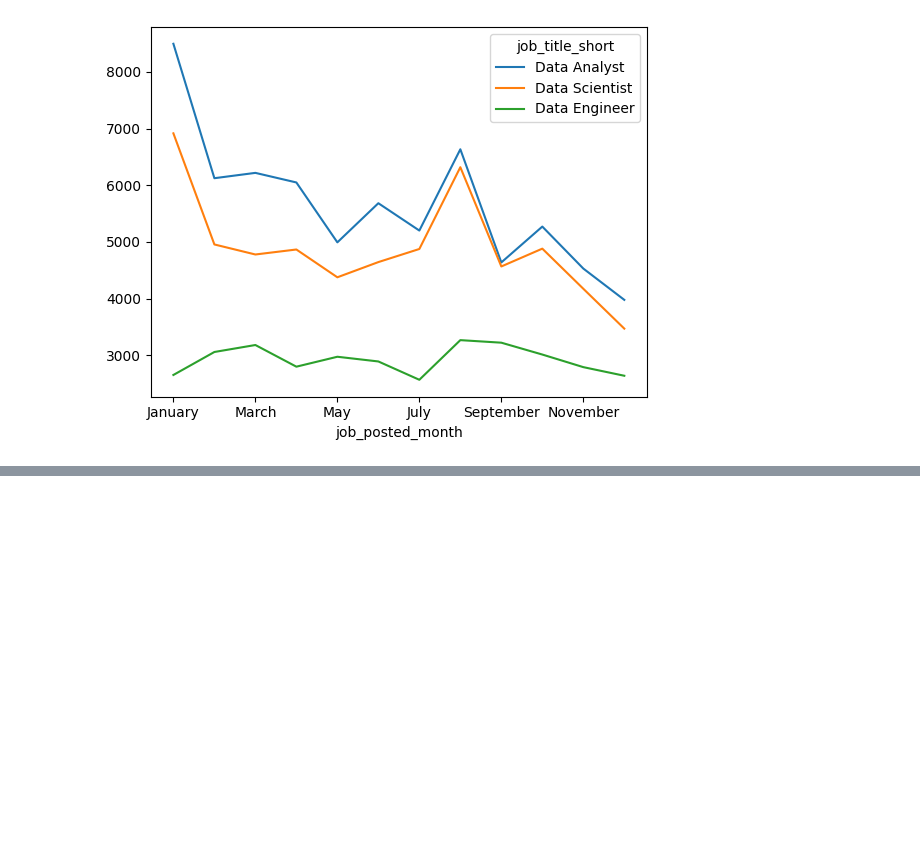
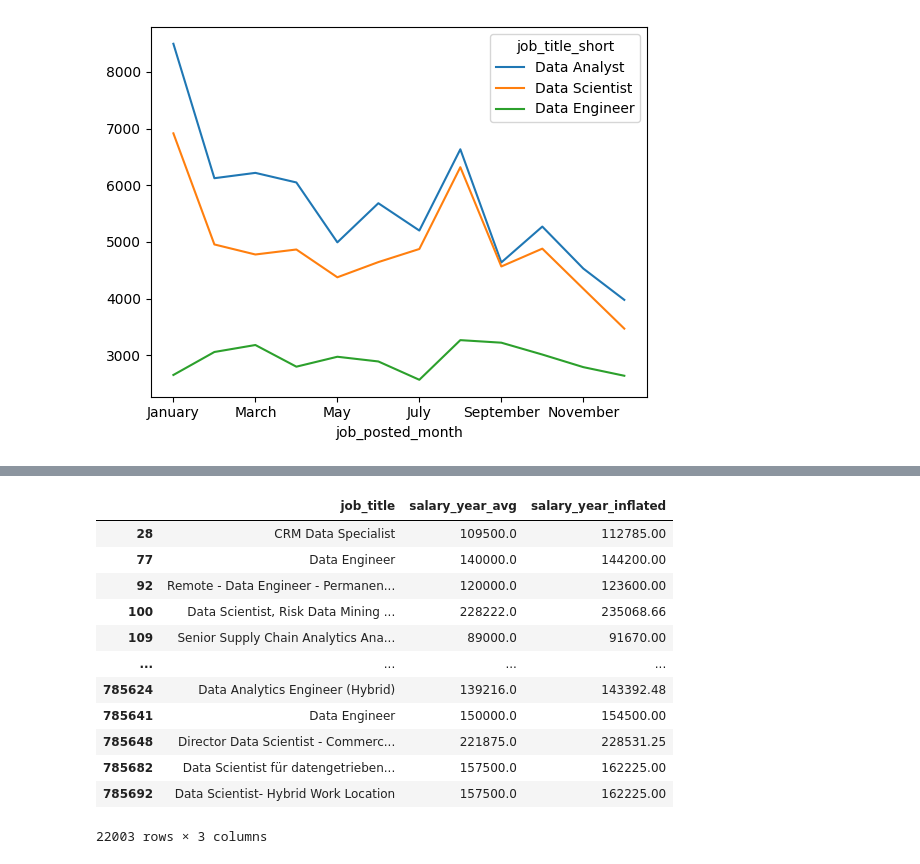
Before and after one commit to GongSeason/Python-for-Data-science-study, a Jupyter notebook: Pandas_practice.ipynb, the cells around one changed output, grey strips where cells are left out. Saved outputs shown, nothing was run; the diff lists cells and outputs as text; code cells hidden in the pictures; blank space fills up the shorter version.

```diff
--- a/Pandas_practice.ipynb
+++ b/Pandas_practice.ipynb
@@ -508,0 +514,3 @@ df_US_pivot.plot(kind='line')
+# %%
+df = pd.read_csv('data_jobs.csv')
+df.head(3)
@@ -508,0 +524,2 @@ df_US_pivot.plot(kind='line')
+# %%
+df['job_posted_date'] = pd.to_datetime(df['job_posted_date'])
@@ -508,0 +541,8 @@ df_US_pivot.plot(kind='line')
+# %%
+df_salary = df[pd.notna(df['salary_year_avg'])].copy()
+# %%
+def projected_salary(salary):
+    return salary * 1.03
+
+df_salary['salary_year_inflated']=df_salary['salary_year_avg'].apply(projected_salary)
+df_salary[['salary_year_avg','salary_year_inflated']]
@@ -508,0 +608,24 @@ df_US_pivot.plot(kind='line')
+# %%
+def projected_salary(row):
+    if 'Senior' in row['job_title_short']:
+        return 1.05 * row['salary_year_avg']
+    else:
+        return 1.03 * row['salary_year_avg']
+
+df_salary['salary_year_inflated'] = df_salary.apply(projected_salary,axis=1)
+
+df_salary[['job_title','salary_year_avg','salary_year_inflated']]
+# %% [output]
+|  | job_title | salary_year_avg | salary_year_inflated |
+| 28 | CRM Data Specialist | 109500.0 | 112785.00 |
+| 77 | Data Engineer | 140000.0 | 144200.00 |
+| 92 | Remote - Data Engineer - Permanen... | 120000.0 | 123600.00 |
+| 100 | Data Scientist, Risk Data Mining ... | 228222.0 | 235068.66 |
+| 109 | Senior Supply Chain Analytics Ana... | 89000.0 | 91670.00 |
+| ... | ... | ... | ... |
+| 785624 | Data Analytics Engineer (Hybrid) | 139216.0 | 143392.48 |
+| 785641 | Data Engineer | 150000.0 | 154500.00 |
+| 785648 | Director Data Scientist - Commerc... | 221875.0 | 228531.25 |
+| 785682 | Data Scientist für datengetrieben... | 157500.0 | 162225.00 |
+| 785692 | Data Scientist- Hybrid Work Location | 157500.0 | 162225.00 |
+22003 rows × 3 columns
```
Also changed, not shown: parts of 12 cells of this notebook.
